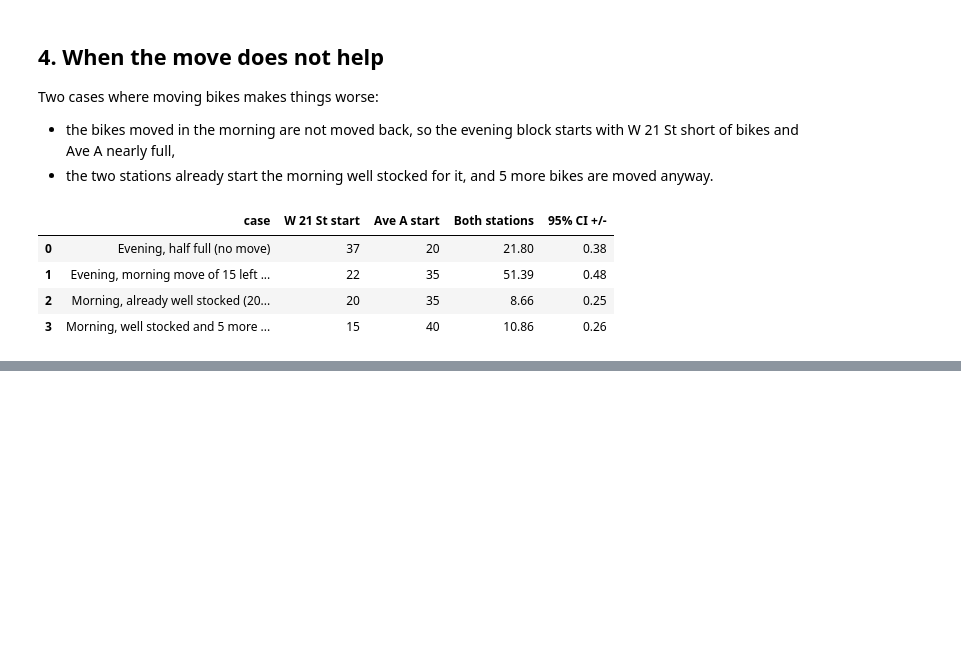
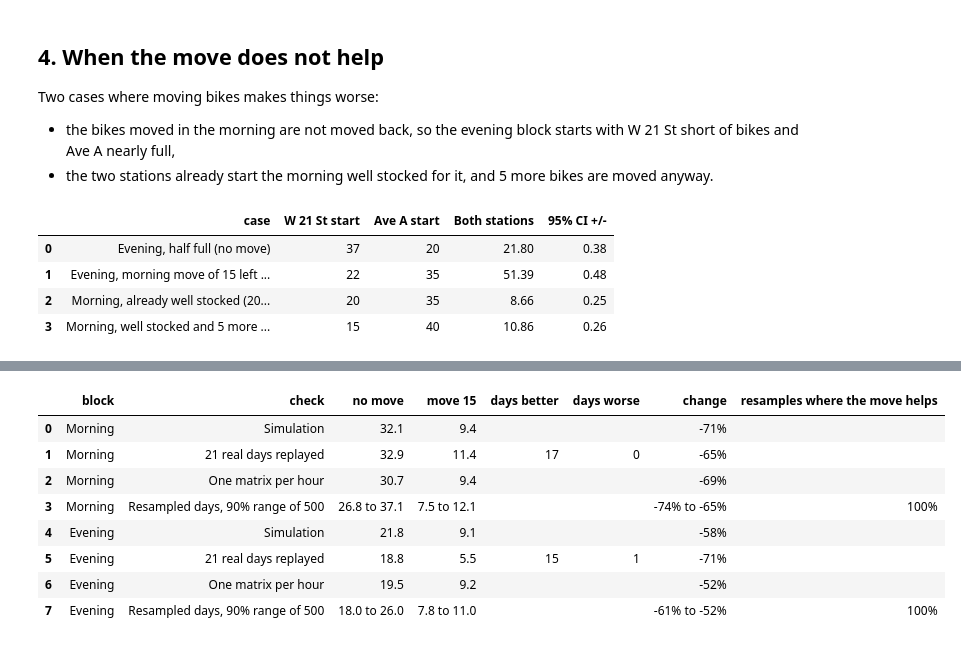
Before and after one commit to vitorizz/bike-station-markov-sim, a Jupyter notebook: part2_simulation.ipynb, the cells around one changed output, grey strips where cells are left out. Drawn from its saved outputs; the diff is of its cells as text; code cells hidden in the pictures; blank space fills up the shorter version.

Commit message:
Add starting-state results and data checks to Part II simulation

```diff
--- a/part2_simulation.ipynb
+++ b/part2_simulation.ipynb
@@ -117,3 +119,16 @@ assert (gap < 2 * table_runs["95% CI +/-"] + 0.05).all()
 print("largest gap between simulation and exact value:", round(gap.max(), 2), "minutes")
 # %% [output]
 largest gap between simulation and exact value: 0.2 minutes
+# %%
+# how much the starting state matters: empty, half full, full, and the start with the fewest unavailable minutes
+rows = []
+for (key, block), P in P_all.items():
+    C = STATIONS[key]["docks"]
+    best = int(np.argmin([exact_unavailable_minutes(P, s) for s in range(C + 1)]))
+    row = {"station": STATIONS[key]["name"], "block": block}
+    for label, start in [("start empty", 0), ("start half full", C // 2), ("start full", C), ("best start", best)]:
+        row[label] = unavailable_minutes(simulate(key, block, start), C).mean()
+    row["best start (bikes)"] = best
+    rows.append(row)
+table_starts = pd.DataFrame(rows)
+table_starts.round(1)
@@ -260,0 +342,65 @@ pd.DataFrame(rows).round(2)
+# %%
+def starts(block, k):
+    # starting states of the two stations when k bikes are moved before the block
+    src, dst = DIRECTION[block]
+    return {src: STATIONS[src]["docks"] // 2 - k, dst: STATIONS[dst]["docks"] // 2 + k}
+
+def replay_day(day, start, C):
+    # replay the real events of one day in order and count its unavailable minutes
+    bikes, minutes = start, 0
+    for seq in day:
+        for e in seq:
+            bikes = min(max(bikes + e, 0), C)
+        minutes += STEP_MINUTES * (bikes == 0 or bikes == C)
+    return minutes
+
+def both_exact(matrices, block, k):
+    # exact unavailable minutes of the two stations together, matrices[key] is one matrix or a list of 36
+    return sum(exact_unavailable_minutes(matrices[key], start) for key, start in starts(block, k).items())
+
+N_RESAMPLES = 500
+rng = np.random.default_rng(SEED)
+rows = []
+for block in BLOCKS:
+    # simulation, from section 3
+    d = sweep[sweep.block == block].set_index("bikes moved")["Both stations"]
+    rows.append({"block": block, "check": "Simulation", "no move": d[0], "move 15": d[RECOMMENDED]})
+
+    # 21 real days replayed
+    real = {k: sum(np.array([replay_day(day, start, STATIONS[key]["docks"]) for day in sequences[(key, block)]])
+                   for key, start in starts(block, k).items()) for k in (0, RECOMMENDED)}
+    rows.append({"block": block, "check": "21 real days replayed", "no move": real[0].mean(), "move 15": real[RECOMMENDED].mean(),
+                 "days better": str(int((real[RECOMMENDED] < real[0]).sum())), "days worse": str(int((real[RECOMMENDED] > real[0]).sum()))})
+
+    # one matrix per hour
+    hourly = {key: [to_matrix(counts[(key, block)][:, n // 12].sum(axis=0)) for n in range(STEPS_PER_BLOCK)] for key in STATION_IDS}
+    rows.append({"block": block, "check": "One matrix per hour",
+                 "no move": both_exact(hourly, block, 0), "move 15": both_exact(hourly, block, RECOMMENDED)})
+
+    # resampled days: 90% range over the resamples
+    res = []
+    for _ in range(N_RESAMPLES):
+        pick = rng.integers(0, len(weekdays), len(weekdays))
+        resampled = {key: to_matrix(counts[(key, block)][pick].sum(axis=(0, 1))) for key in STATION_IDS}
+        a, b = both_exact(resampled, block, 0), both_exact(resampled, block, RECOMMENDED)
+        res.append((a, b, b / a - 1))
+    low, high = np.percentile(np.array(res), [5, 95], axis=0)
+    rows.append({"block": block, "check": f"Resampled days, 90% range of {N_RESAMPLES}",
+                 "no move": f"{low[0]:.1f} to {high[0]:.1f}", "move 15": f"{low[1]:.1f} to {high[1]:.1f}",
+                 "change": f"{low[2]:+.0%} to {high[2]:+.0%}", "resamples where the move helps": f"{np.mean(np.array(res)[:, 2] < 0):.0%}"})
+checks = pd.DataFrame(rows)
+is_number = checks["change"].isna()
+checks.loc[is_number, "change"] = [f"{b / a - 1:+.0%}" for a, b in zip(checks.loc[is_number, "no move"], checks.loc[is_number, "move 15"])]
+for col in ("no move", "move 15"):
+    checks[col] = [f"{v:.1f}" if not isinstance(v, str) else v for v in checks[col]]
+checks.fillna("")
+# %% [output]
+|  | block | check | no move | move 15 | days better | days worse | change | resamples where the move helps |
+| 0 | Morning | Simulation | 32.1 | 9.4 |  |  | -71% |  |
+| 1 | Morning | 21 real days replayed | 32.9 | 11.4 | 17 | 0 | -65% |  |
+| 2 | Morning | One matrix per hour | 30.7 | 9.4 |  |  | -69% |  |
+| 3 | Morning | Resampled days, 90% range of 500 | 26.8 to 37.1 | 7.5 to 12.1 |  |  | -74% to -65% | 100% |
+| 4 | Evening | Simulation | 21.8 | 9.1 |  |  | -58% |  |
+| 5 | Evening | 21 real days replayed | 18.8 | 5.5 | 15 | 1 | -71% |  |
+| 6 | Evening | One matrix per hour | 19.5 | 9.2 |  |  | -52% |  |
+| 7 | Evening | Resampled days, 90% range of 500 | 18.0 to 26.0 | 7.8 to 11.0 |  |  | -61% to -52% | 100% |
```
Also changed, not shown: parts of 5 cells of this notebook, 3 other files.
